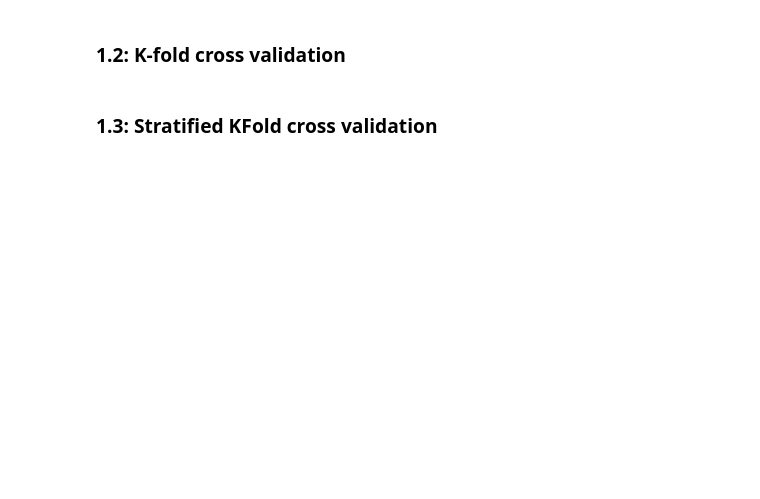
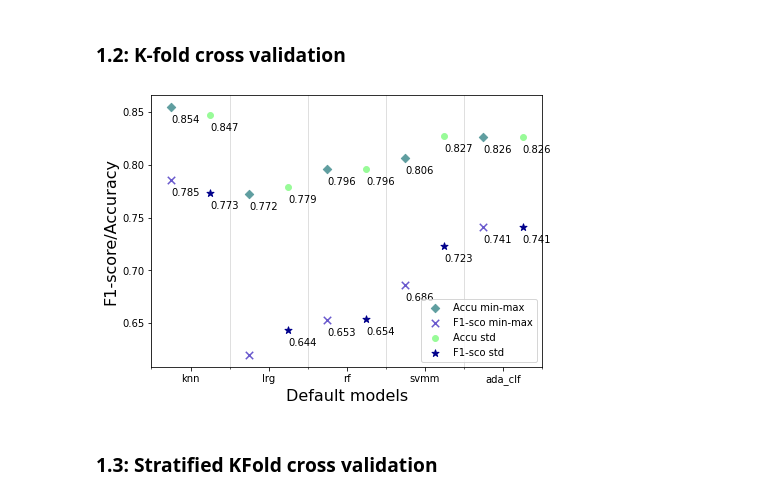
Before and after one commit to DaliaO15/PP_active_learning, a Jupyter notebook: Easy_diabetes_dataset/basic_classification.ipynb, the cells around one changed output. Drawn from its saved outputs; the diff is of its cells as text; code cells hidden in the pictures; blank space fills up the shorter version.

```diff
--- a/Easy_diabetes_dataset/basic_classification.ipynb
+++ b/Easy_diabetes_dataset/basic_classification.ipynb
@@ -182,10 +113,14 @@ def plotting(_models_names, _accuracies, _f1_scores, title):
 # %%
 # Training with KFold cross validation
 cv_number = 5
 
 kfold_validation=KFold(cv_number)
-acc_cv_x_model, f1_cv_x_model = train_x_modelList(models, X_mm, y, kfold_validation)
-plotting(models_names, acc_cv_x_model, f1_cv_x_model, 'Cross validation')
+acc_cv_x_model_mm, f1_cv_x_model_mm = utils.train_x_modelList(models, X_mm, y, kfold_validation)
+acc_cv_x_model_std, f1_cv_x_model_std = utils.train_x_modelList(models, X_std, y, kfold_validation)
+
+utils.plot_score_comparision(acc_cv_x_model_mm, f1_cv_x_model_mm, acc_cv_x_model_std, f1_cv_x_model_std, models_names)
+# %% [output]
+[figure, added]
 # %% [markdown]
 ### 1.3: Stratified KFold cross validation
 # %%
```
Also changed, not shown: parts of 7 cells of this notebook, 1 other file.
